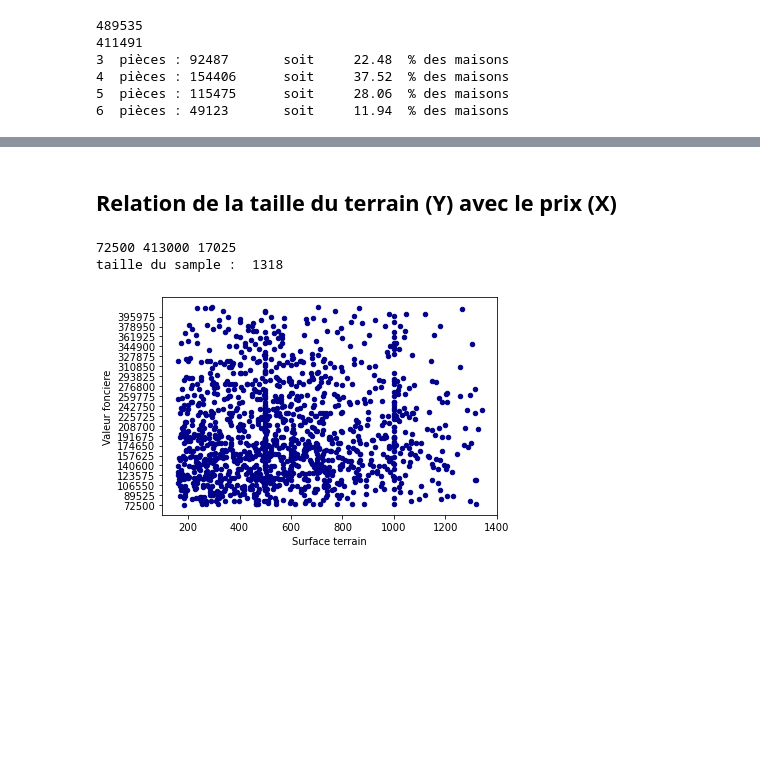
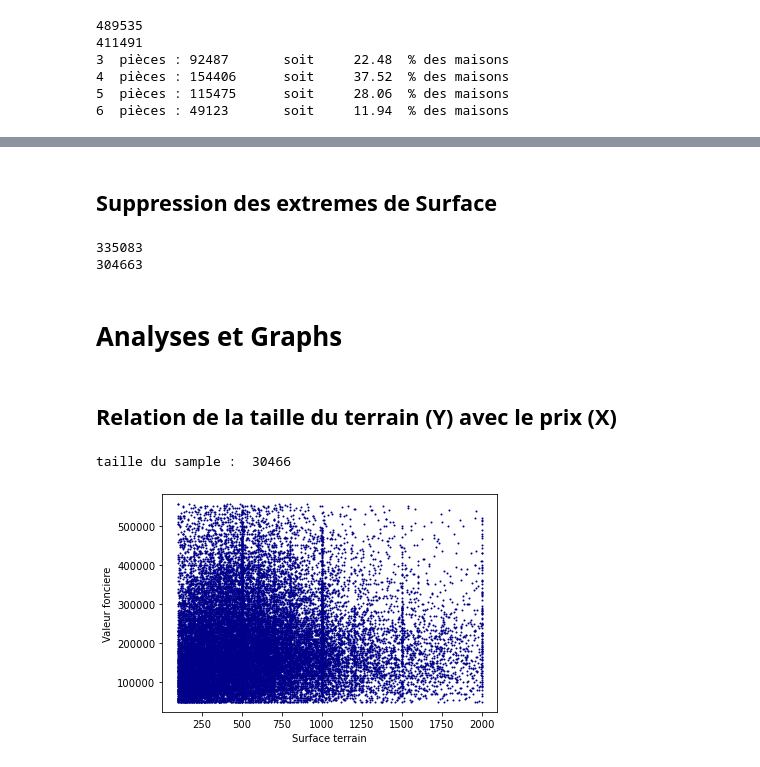
Before and after one commit to Nicolas-Malgat/Immothep, a Jupyter notebook: maison.ipynb, the cells around one changed output, grey strips where cells are left out. Drawn from its saved outputs; the diff is of its cells as text; code cells hidden in the pictures; blank space fills up the shorter version.

```diff
--- a/maison.ipynb
+++ b/maison.ipynb
@@ -105,7 +90,7 @@ if len(maison_filtre) < 400000:
     raise SystemExit("Ce traitement a déjà été effectué !")
 
 print(len(maison_filtre))
-maison_filtre = drop_extreme(maison_filtre, 'Valeur fonciere', 0.1, 0.9)
+maison_filtre = drop_extreme(maison_filtre, 'Valeur fonciere', 0.05, 0.95)
 print(len(maison_filtre))
 # %% [output]
 411491
@@ -113,8 +100,8 @@ print(len(maison_filtre))
 # %%
-if len(maison_filtre) < 300000:
+if len(maison_filtre) < 350000:
     raise SystemExit("Ce traitement a déjà été effectué !")
 
 print(len(maison_filtre))
-maison_filtre = drop_extreme(maison_filtre, 'Surface terrain', 0.1, 0.9)
+maison_filtre = drop_extreme(maison_filtre, 'Surface terrain', 0.05, 0.95)
 print(len(maison_filtre))
 # %% [output]
@@ -123,17 +112,36 @@ print(len(maison_filtre))
+# %%
+maison_filtre = maison_filtre[['Nature mutation', 'Valeur fonciere', 'Code postal', 'Voie', 'Commune', '1er lot', 'Surface Carrez du 1er lot', 'Nombre de lots', 'Type local', 'Surface reelle bati', 'Nombre pieces principales', 'Surface terrain']]
+
+import math
+
+def set_surface(row):
+    if math.isnan(row['Surface Carrez du 1er lot']):
+        return row['Surface reelle bati']
+    return row['Surface Carrez du 1er lot']
+
+maison_filtre['Surface'] = maison_filtre.apply(set_surface, axis=1)
+maison_filtre = maison_filtre.drop(columns=['Surface Carrez du 1er lot', 'Surface reelle bati'])
+# %% [markdown]
+## Suppression des extremes de Surface
+# %%
+if len(maison_filtre) < 310000:
+    raise SystemExit("Ce traitement a déjà été effectué !")
+
+print(len(maison_filtre))
+maison_filtre = drop_extreme(maison_filtre, 'Surface', 0.05, 0.95)
+print(len(maison_filtre))
+# %% [output]
+335083
+304663
+# %% [markdown]
+# Analyses et Graphs
 # %% [markdown]
 ## Relation de la taille du terrain (Y) avec le prix (X)
 # %%
-max: int = int(maison_filtre['Valeur fonciere'].max())
-min: int = int(maison_filtre['Valeur fonciere'].min())
-step: int = round((max - min)/20)
-print(min, max, step)
-
-nb_sample = round(0.005*len(maison_filtre))
+nb_sample = round(0.1*len(maison_filtre))
 print('taille du sample : ', nb_sample)
-plot = maison_filtre.sample(n=nb_sample).plot.scatter(x='Surface terrain', y='Valeur fonciere', c='DarkBlue',
-    yticks=range(min, max, step))
-del(nb_sample, min , max, step)
+plot = maison_filtre.sample(n=nb_sample).plot.scatter(x='Surface terrain', y='Valeur fonciere', c='DarkBlue', s=1)
+del(nb_sample, plot)
 # %% [output]
-72500 413000 17025
-taille du sample :  1318
+taille du sample :  30466
-[figure, old version]
+[figure, new version]
```
Also changed, not shown: parts of 14 cells of this notebook, 3 other files.
